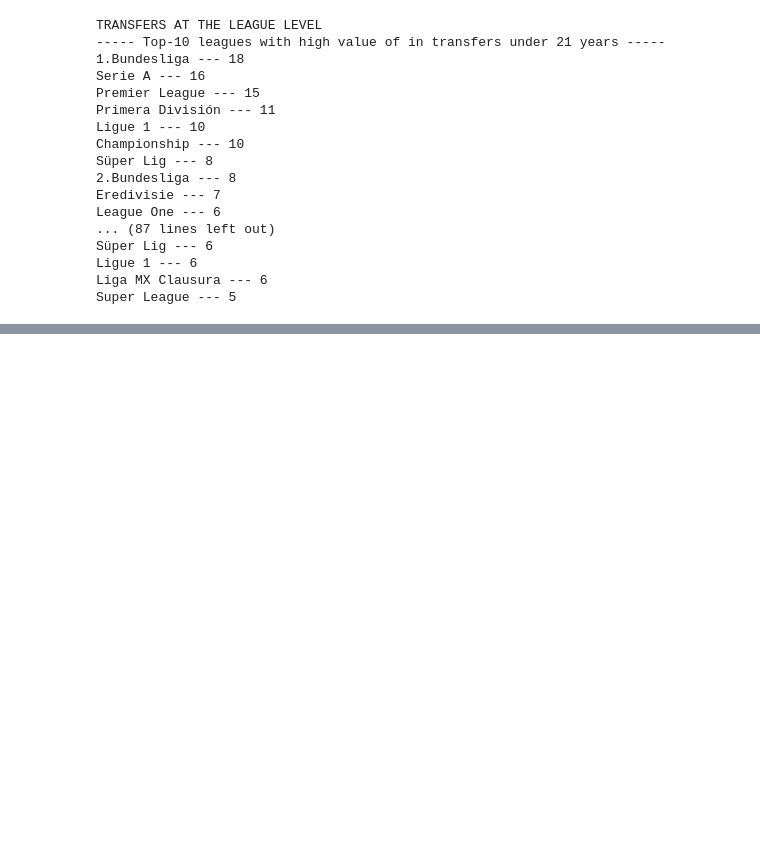
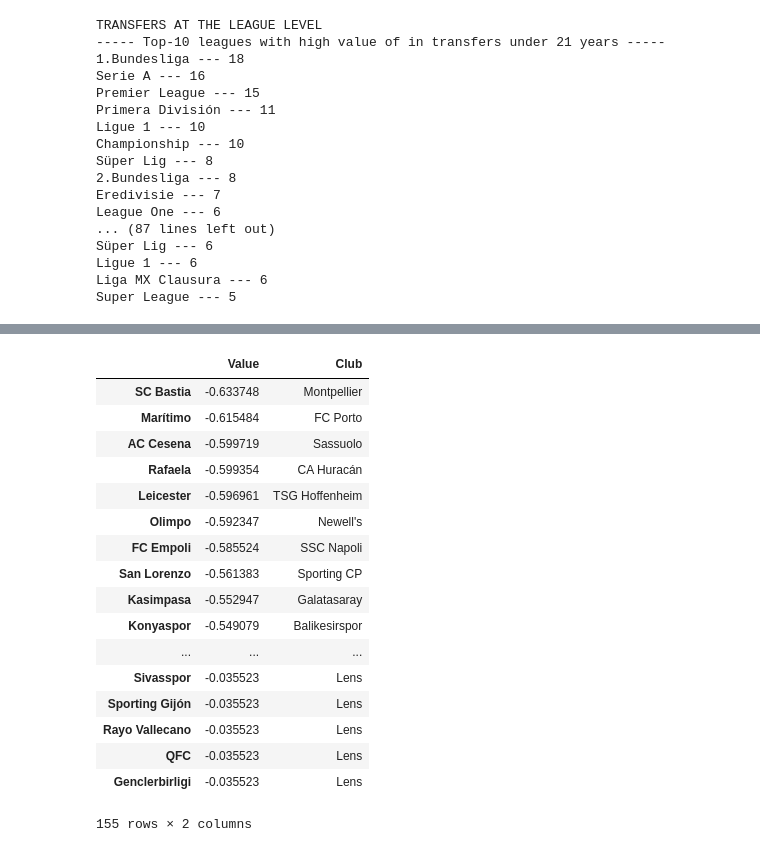
Before and after one commit to MGT-416/Team1FinalProject, a Jupyter notebook: Final project Artem.ipynb, the cells around one changed output, grey strips where cells are left out. Cells and saved outputs as stored; diff of their text form; code cells hidden in the pictures; blank space fills up the shorter version.

```diff
--- a/Final project Artem.ipynb
+++ b/Final project Artem.ipynb
@@ -518,0 +587,43 @@ Main buyers and seller of players of all age are top-5 leagues - 1st leagues of
+# %%
+#top 10 clubs with biggest POSITIVE influence of deletion another club
+results_max = results.max()
+results_max_club = results.idxmax()
+
+#top 10 clubs with biggest NEGATIVE influence of deletion another club
+results_min = results.min()
+results_min_club = results.idxmin()
+
+#from series to frame
+results_max_frame = results_max.to_frame('Value')
+results_max_club_frame = results_max_club.to_frame('Club')
+
+results_min_frame = results_min.to_frame('Value')
+results_min_club_frame = results_min_club.to_frame('Club')
+
+#join tables
+results_max_frame = results_max_frame.join(results_max_club_frame)
+results_min_frame = results_min_frame.join(results_min_club_frame)
+# %%
+results_max_frame = results_max_frame.sort_values(by = 'Value')
+results_min_frame = results_min_frame.sort_values(by = 'Value')
+# %%
+results_min_frame
+# %% [output]
+|  | Value | Club |
+| SC Bastia | -0.633748 | Montpellier |
+| Marítimo | -0.615484 | FC Porto |
+| AC Cesena | -0.599719 | Sassuolo |
+| Rafaela | -0.599354 | CA Huracán |
+| Leicester | -0.596961 | TSG Hoffenheim |
+| Olimpo | -0.592347 | Newell's |
+| FC Empoli | -0.585524 | SSC Napoli |
+| San Lorenzo | -0.561383 | Sporting CP |
+| Kasimpasa | -0.552947 | Galatasaray |
+| Konyaspor | -0.549079 | Balikesirspor |
+| ... | ... | ... |
+| Sivasspor | -0.035523 | Lens |
+| Sporting Gijón | -0.035523 | Lens |
+| Rayo Vallecano | -0.035523 | Lens |
+| QFC | -0.035523 | Lens |
+| Genclerbirligi | -0.035523 | Lens |
+155 rows × 2 columns
```
Also changed, not shown: parts of 16 cells of this notebook.
